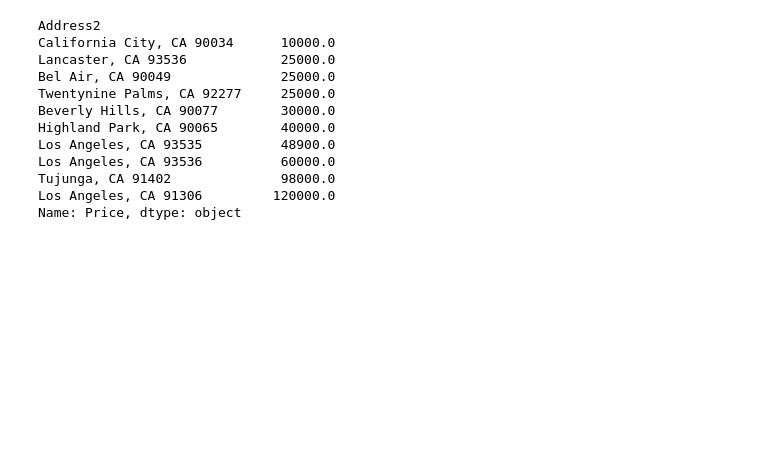
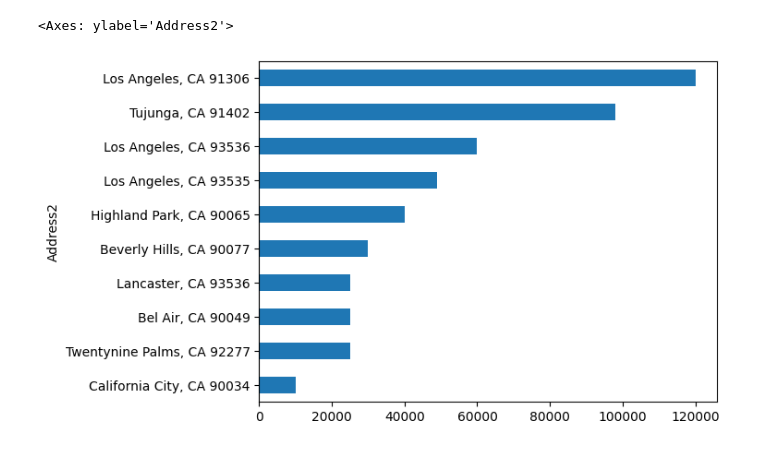
Before and after one commit to amelaku8/Realtor.com-Scraping-with-EDA, a Jupyter notebook: wrangling and EDA.ipynb, the cells around one changed output. Cells and saved outputs as stored; diff of their text form; code cells hidden in the pictures; blank space fills up the shorter version.

```diff
--- a/wrangling and EDA.ipynb
+++ b/wrangling and EDA.ipynb
@@ -76,18 +83,8 @@ df.groupby("Broker")["Price"].mean().sort_values()[:10]
 # %%
-df.groupby("Address2")["Price"].median().sort_values()[:10]
+df.groupby("Address2")["Price"].median().sort_values(ascending = True)[:10].plot(kind = "barh")
 # %% [output]
-Address2
-California City, CA 90034      10000.0
-Lancaster, CA 93536            25000.0
-Bel Air, CA 90049              25000.0
-Twentynine Palms, CA 92277     25000.0
-Beverly Hills, CA 90077        30000.0
-Highland Park, CA 90065        40000.0
-Los Angeles, CA 93535          48900.0
-Los Angeles, CA 93536          60000.0
-Tujunga, CA 91402              98000.0
-Los Angeles, CA 91306         120000.0
-Name: Price, dtype: object
+<Axes: ylabel='Address2'>
+[figure, added]
 # %%
 df["Status"].value_counts().plot(kind= "barh")
 # %% [output]
```
Also changed, not shown: parts of 15 cells of this notebook.
